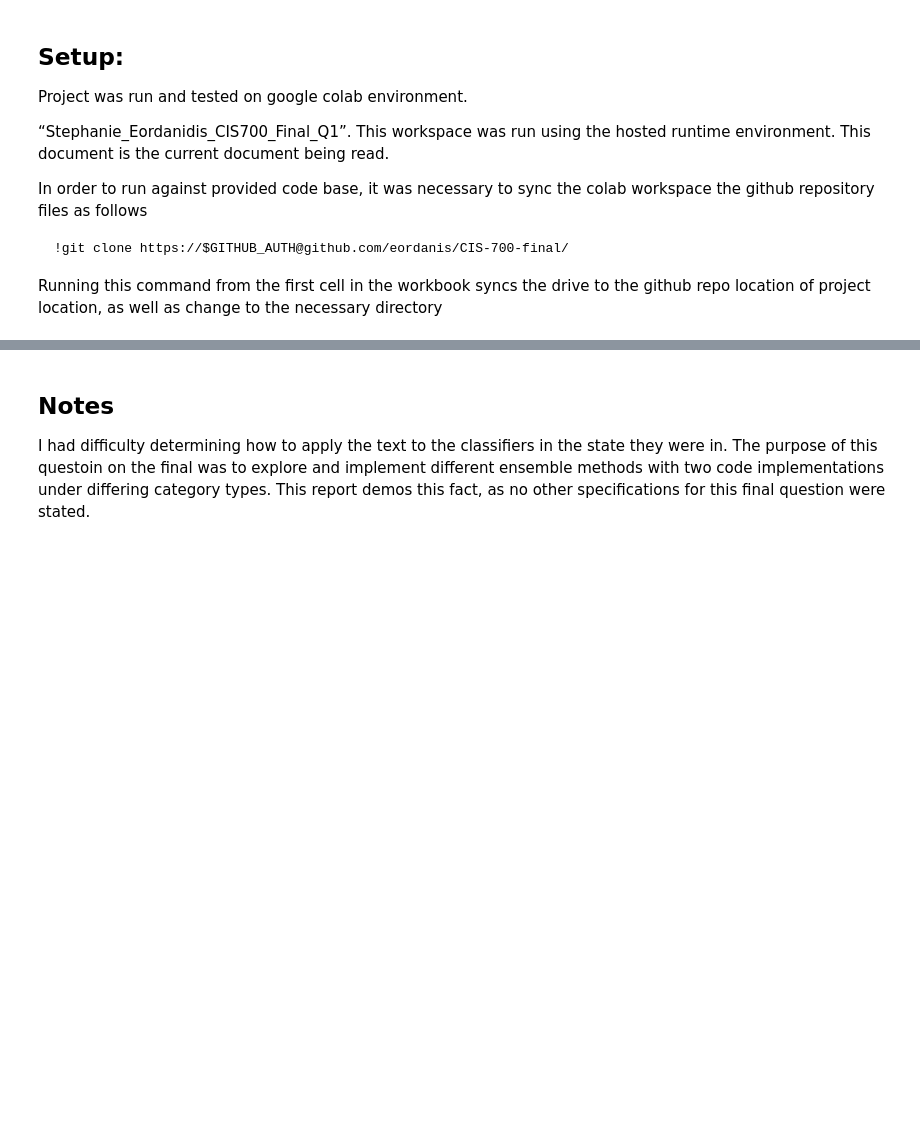
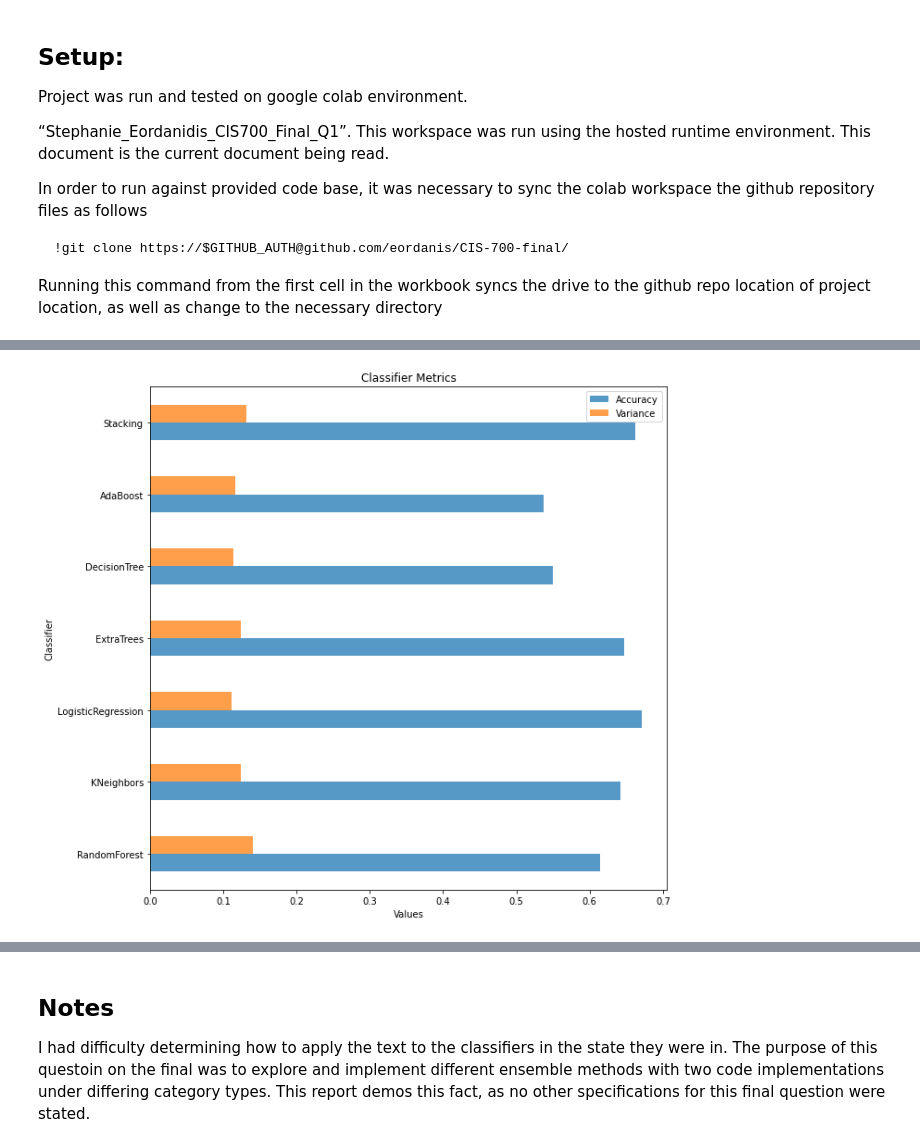
Before and after one commit to eordanis/CIS-700-final, a Jupyter notebook: Stephanie_Eordanidis_CIS700_Final_Q1.ipynb, the cells around one changed output, grey strips where cells are left out. Cells and saved outputs as stored; diff of their text form; code cells hidden in the pictures; blank space fills up the shorter version.

```diff
--- a/Stephanie_Eordanidis_CIS700_Final_Q1.ipynb
+++ b/Stephanie_Eordanidis_CIS700_Final_Q1.ipynb
@@ -122,0 +161,4 @@ As seen by above metric results, accuracies for the models are fairly consistent
+# %%
+vis.display_stacking_metrics(adjusted='true')
+# %% [output]
+[figure, added]
```
Also changed, not shown: parts of 15 cells of this notebook, 2 other files.
